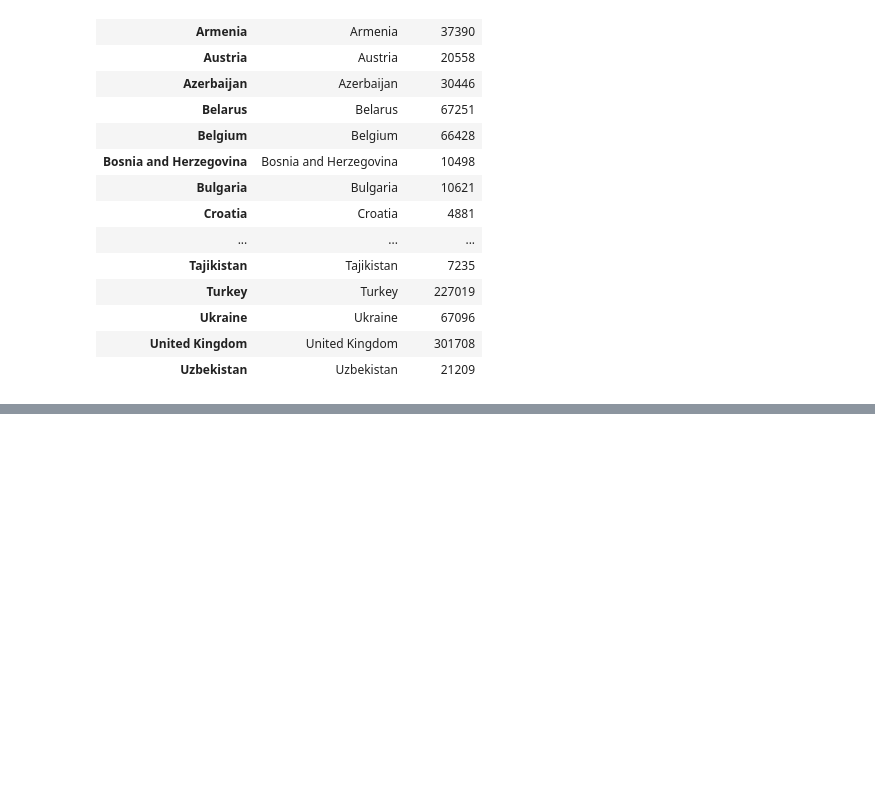
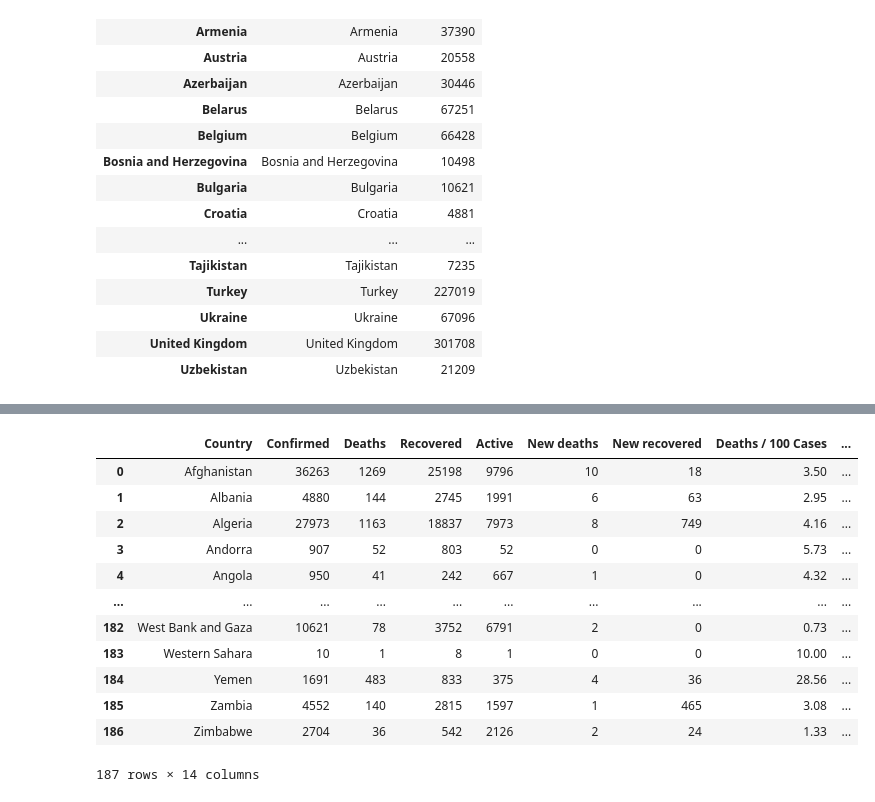
Before and after one commit to sidba2003/Covid19, a Jupyter notebook: CovidData.ipynb, the cells around one changed output, grey strips where cells are left out. Cells and saved outputs as stored; diff of their text form; code cells hidden in the pictures; blank space fills up the shorter version.

```diff
--- a/CovidData.ipynb
+++ b/CovidData.ipynb
@@ -38,0 +39,16 @@ required_record.groupby('Country')[['Country']].sum()
+# %%
+data
+# %% [output]
+|  | Country | Confirmed | Deaths | Recovered | Active | New deaths | New recovered | Deaths / 100 Cases | ... |
+| 0 | Afghanistan | 36263 | 1269 | 25198 | 9796 | 10 | 18 | 3.50 | ... |
+| 1 | Albania | 4880 | 144 | 2745 | 1991 | 6 | 63 | 2.95 | ... |
+| 2 | Algeria | 27973 | 1163 | 18837 | 7973 | 8 | 749 | 4.16 | ... |
+| 3 | Andorra | 907 | 52 | 803 | 52 | 0 | 0 | 5.73 | ... |
+| 4 | Angola | 950 | 41 | 242 | 667 | 1 | 0 | 4.32 | ... |
+| ... | ... | ... | ... | ... | ... | ... | ... | ... | ... |
+| 182 | West Bank and Gaza | 10621 | 78 | 3752 | 6791 | 2 | 0 | 0.73 | ... |
+| 183 | Western Sahara | 10 | 1 | 8 | 1 | 0 | 0 | 10.00 | ... |
+| 184 | Yemen | 1691 | 483 | 833 | 375 | 4 | 36 | 28.56 | ... |
+| 185 | Zambia | 4552 | 140 | 2815 | 1597 | 1 | 465 | 3.08 | ... |
+| 186 | Zimbabwe | 2704 | 36 | 542 | 2126 | 2 | 24 | 1.33 | ... |
+187 rows × 14 columns
```
Also changed, not shown: parts of 4 cells of this notebook.
